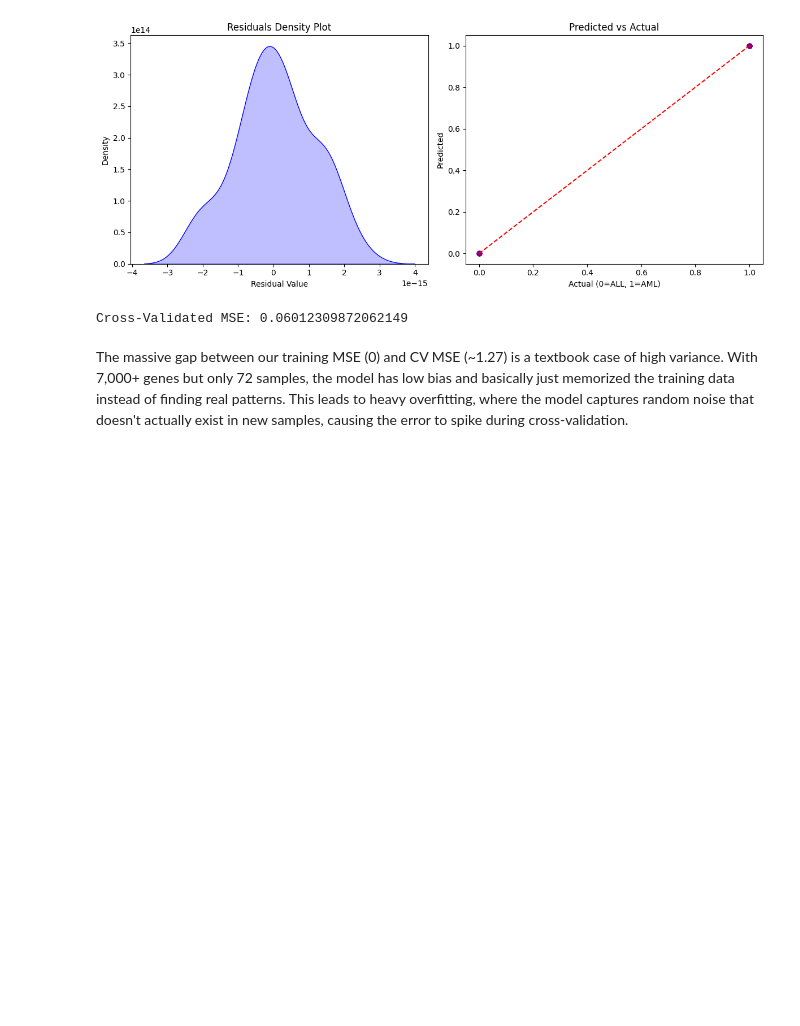
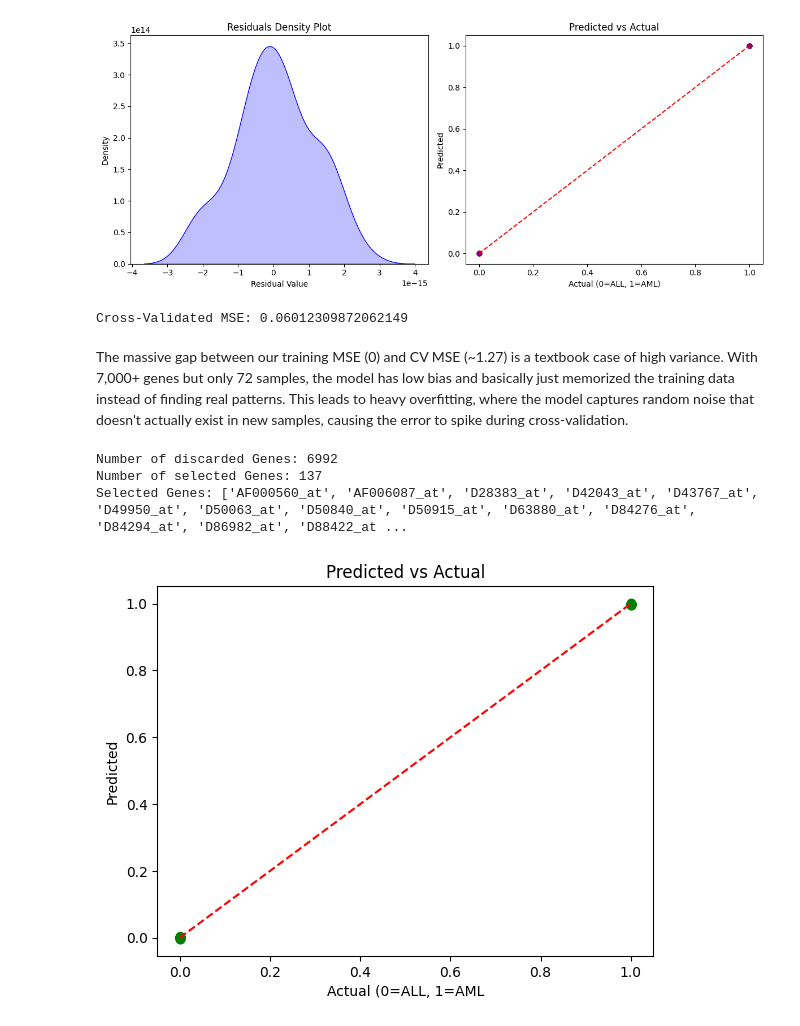
Before and after one commit to SafaaMahbub/ML-Project-2, a Jupyter notebook: genomics_lab.ipynb, the cells around one changed output. Saved outputs shown, nothing was run; the diff lists cells and outputs as text; code cells hidden in the pictures; blank space fills up the shorter version.

```diff
--- a/genomics_lab.ipynb
+++ b/genomics_lab.ipynb
@@ -126,3 +132,37 @@ print(f"Cross-Validated MSE: {mse_cv}")
 Cross-Validated MSE: 0.06012309872062149
 # %% [markdown]
 The massive gap between our training MSE (0) and CV MSE (~1.27) is a textbook case of high variance. With 7,000+ genes but only 72 samples, the model has low bias and basically just memorized the training data instead of finding real patterns. This leads to heavy overfitting, where the model captures random noise that doesn't actually exist in new samples, causing the error to spike during cross-validation.
+# %%
+from sklearn.linear_model import LassoCV
+from sklearn.preprocessing import StandardScaler
+
+scaler = StandardScaler();
+X_scaled = scaler.fit_transform(X)
+
+lasso_model = LassoCV(cv=5, random_state=42)
+lasso_model.fit(X_scaled, y)
+
+coefficients = pd.Series(lasso_model.coef_, index=X.columns)
+discarded_genes = (coefficients == 0).sum()
+selected_genes_sum = (coefficients !=0).sum()
+print(f"Number of discarded Genes: {discarded_genes}")
+print(f"Number of selected Genes: {selected_genes_sum}")
+selected_genes = coefficients[coefficients != 0].index.tolist()
+
+print(f"Selected Genes: {selected_genes}")
+
+y_predictions = lasso_model.predict(X_scaled)
+
+plt.figure()
+plt.scatter(y, y_predictions, alpha=0.7, color="green")
+plt.plot([0, 1], [0, 1], color='red', linestyle='--')
+plt.title('Predicted vs Actual')
+plt.xlabel('Actual (0=ALL, 1=AML')
+plt.ylabel('Predicted')
+
+plt.show()
+# %% [output]
+Number of discarded Genes: 6992
+Number of selected Genes: 137
+Selected Genes: ['AF000560_at', 'AF006087_at', 'D28383_at', 'D42043_at', 'D43767_at', 'D49950_at', 'D50063_at', 'D50840_at', 'D50915_at', 'D63880_at', 'D84276_at', 'D84294_at', 'D86982_at', 'D88422_at ...
+[figure, added]
```
Also changed, not shown: parts of 1 cell of this notebook.
